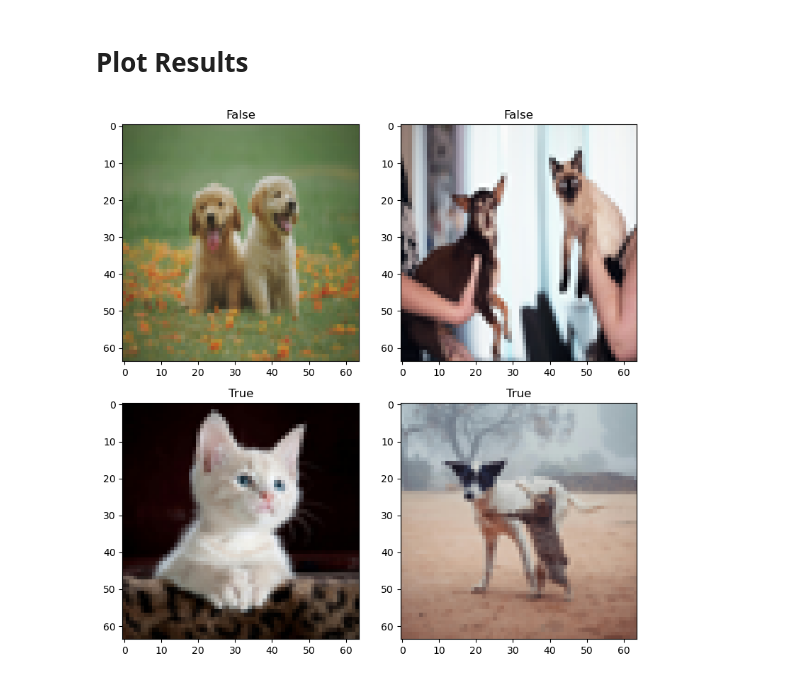
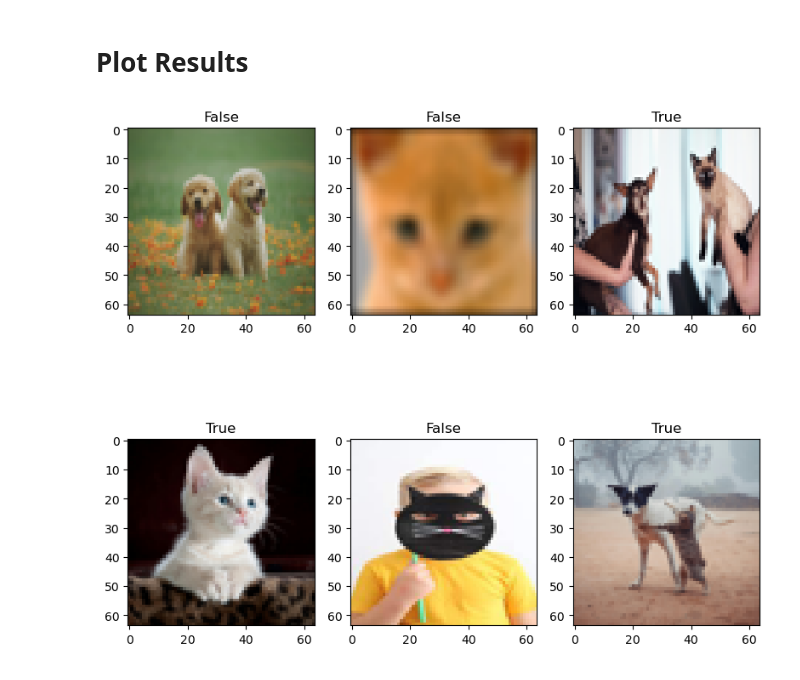
Before and after one commit to SamimSn/Cat-Detection-Logistic-Regression, a Jupyter notebook: cat_recognition.ipynb, the cells around one changed output. Saved outputs shown, nothing was run; the diff lists cells and outputs as text; code cells hidden in the pictures.

```diff
--- a/cat_recognition.ipynb
+++ b/cat_recognition.ipynb
@@ -151,7 +151,8 @@ def gradient_descent(X: np.ndarray, y, w_in, b_in, gradient, J, alpha, iteration
 # %%
 w_in, b_in = initialize(train_set_x.shape[1])
 alpha = 0.00000004
-iterations = 1_000
+alpha = 0.004
+iterations = 10_000
 
 w_final, b_final, history = gradient_descent(train_set_x, train_set_y, w_in, b_in, gradient, cost, alpha, iterations)
 
@@ -230,41 +231,37 @@ print(f"\n\n**********************\n*** Accuracy {round(test_accuracy, 2)}% ***\
 **********************
 # %% [markdown]
 # Real-World Images
-# %%
-img_name0 = "images/2dogs.jpg"
-image0 = np.array(Image.open(img_name0, "r").resize((64, 64)))
-result0 = image0.reshape((64*64*3))
-
-img_name1 = "images/cat&dog.jpg"
-image1 = np.array(Image.open(img_name1, "r").resize((64, 64)))
-result1 = image1.reshape((64*64*3))
-
-img_name2 = "images/img.jpg"
-image2 = np.array(Image.open(img_name2, "r").resize((64, 64)))
-result2 = image2.reshape((64*64*3))
-
-img_name3 = "images/maybe.jpg"
-image3 = np.array(Image.open(img_name3, "r").resize((64, 64)))
-result3 = image3.reshape((64*64*3))
+# %%
+def image_input(fname):
+    image0 = np.array(Image.open(fname, "r").resize((64, 64)))
+    result0 = image0.reshape((64*64*3)) / 255
+    return image0, result0
+# %%
+image0, result0 = image_input("images/2dogs.jpg")
+image1, result1 = image_input("images/blur.jpg")
+image2, result2 = image_input("images/cat&dog.jpg")
+image3, result3 = image_input("images/img.jpg")
+image4, result4 = image_input("images/mask2.jpg")
+image5, result5 = image_input("images/maybe.jpg")
 # %% [markdown]
 # Plot Results
 # %%
-fig, axs = plt.subplots(2, 2, figsize=(8, 8))
+fig, axs = plt.subplots(2, 3, figsize=(8, 8))
 axs = axs.flatten()
 
-images = [image0, image1, image2, image3]
-results = [result0, result1, result2, result3]
+images = [image0, image1, image2, image3, image4, image5]
+results = [result0, result1, result2, result3, result4, result5]
 titles = [bool(is_cat(sigmoid(result, w_final, b_final))) for result in results]
 
 for i, ax in enumerate(axs):
     try:
         ax.set_title(titles[i])
         ax.imshow(images[i])
     except Exception as e:
         print(e)
         pass
 
 plt.tight_layout()
 plt.show()
 # %% [output]
-[figure, old version]
+[figure, new version]
```
Also changed, not shown: parts of 4 cells of this notebook, 2 other files.
